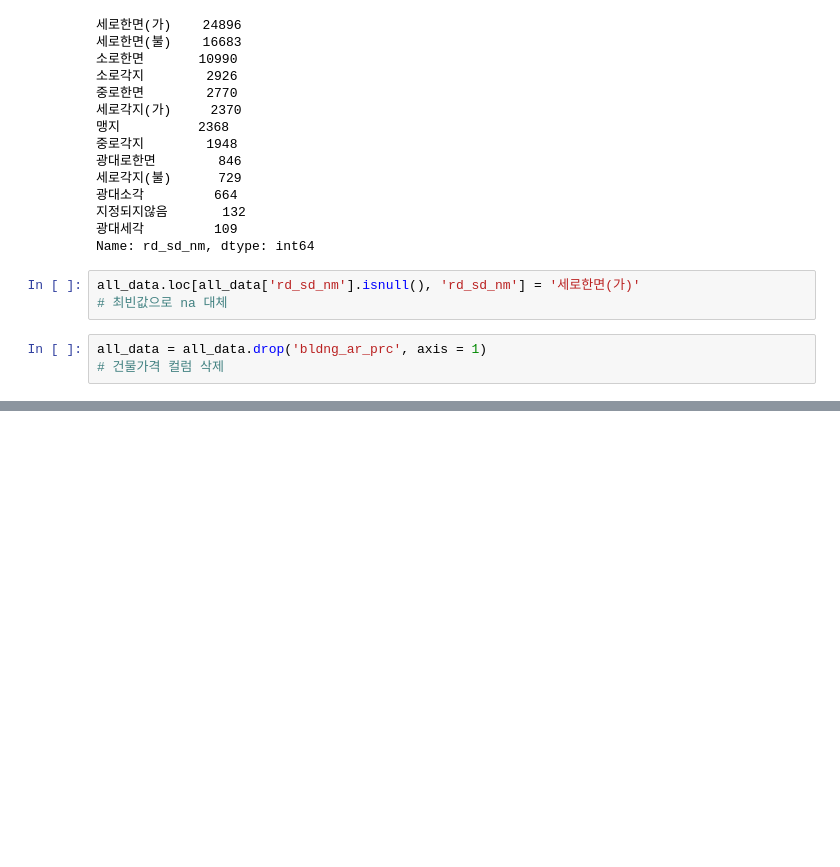
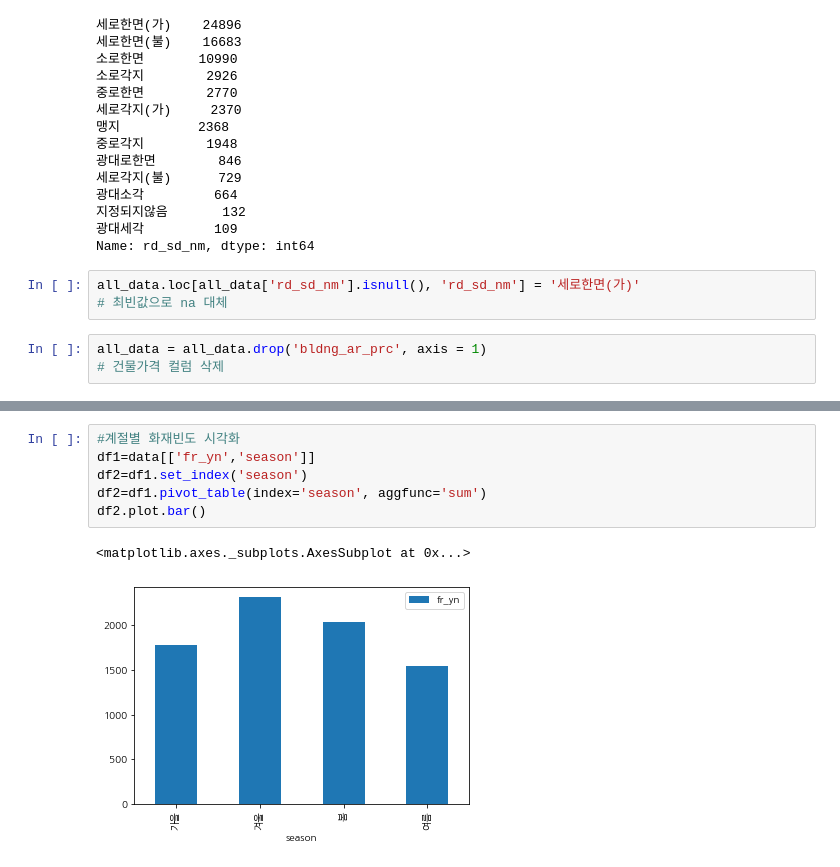
Before and after one commit to cjsgk106/fire-prediction-analysis, a Jupyter notebook: work/preprocessing.ipynb, the cells around one changed output, grey strips where cells are left out. Cells and saved outputs as stored; diff of their text form; blank space fills up the shorter version.

```diff
--- a/work/preprocessing.ipynb
+++ b/work/preprocessing.ipynb
@@ -366,0 +424,9 @@ grid.add_legend()
+# %%
+#계절별 화재빈도 시각화
+df1=data[['fr_yn','season']]
+df2=df1.set_index('season')
+df2=df1.pivot_table(index='season', aggfunc='sum')
+df2.plot.bar()
+# %% [output]
+<matplotlib.axes._subplots.AxesSubplot at 0x...>
+[figure, added]
```
Also changed, not shown: parts of 21 cells of this notebook, 1 other file.
